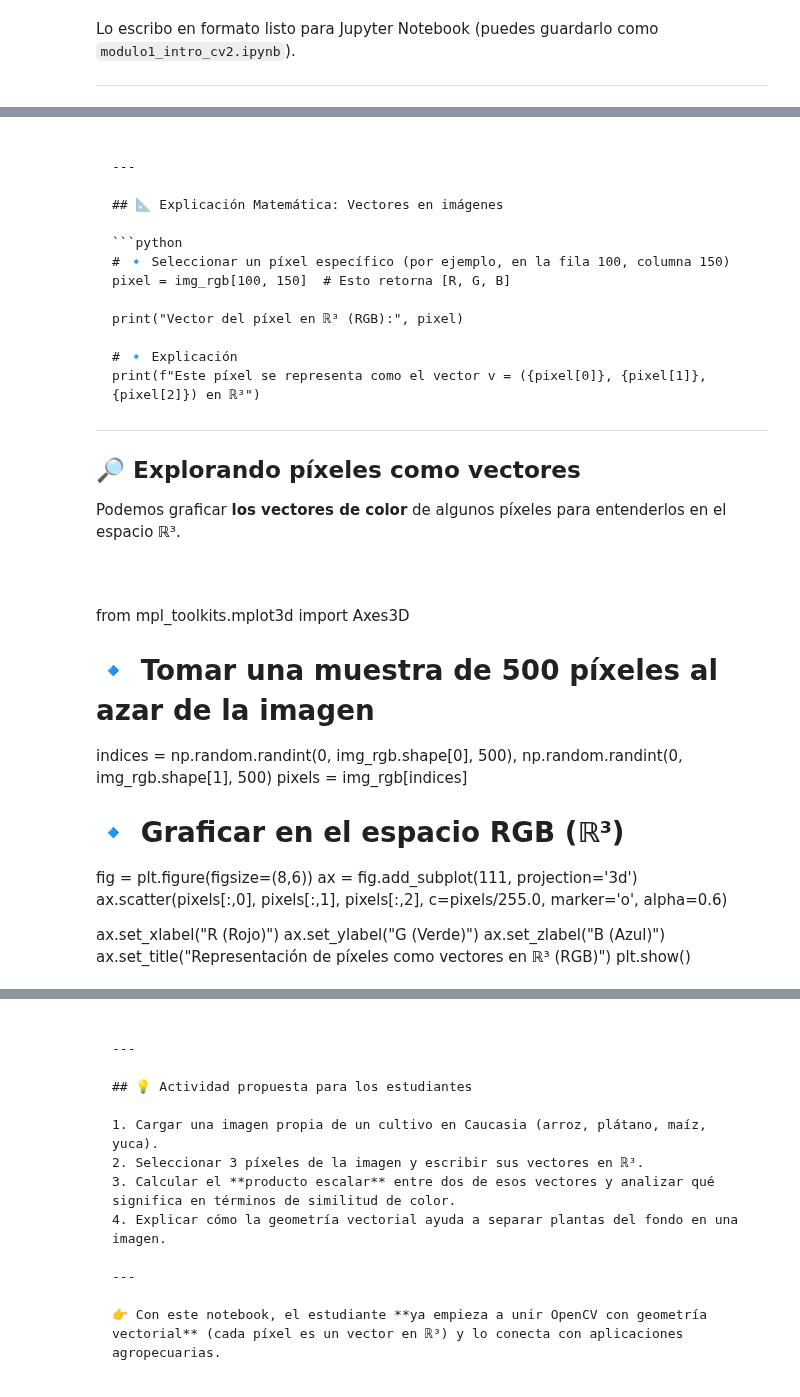
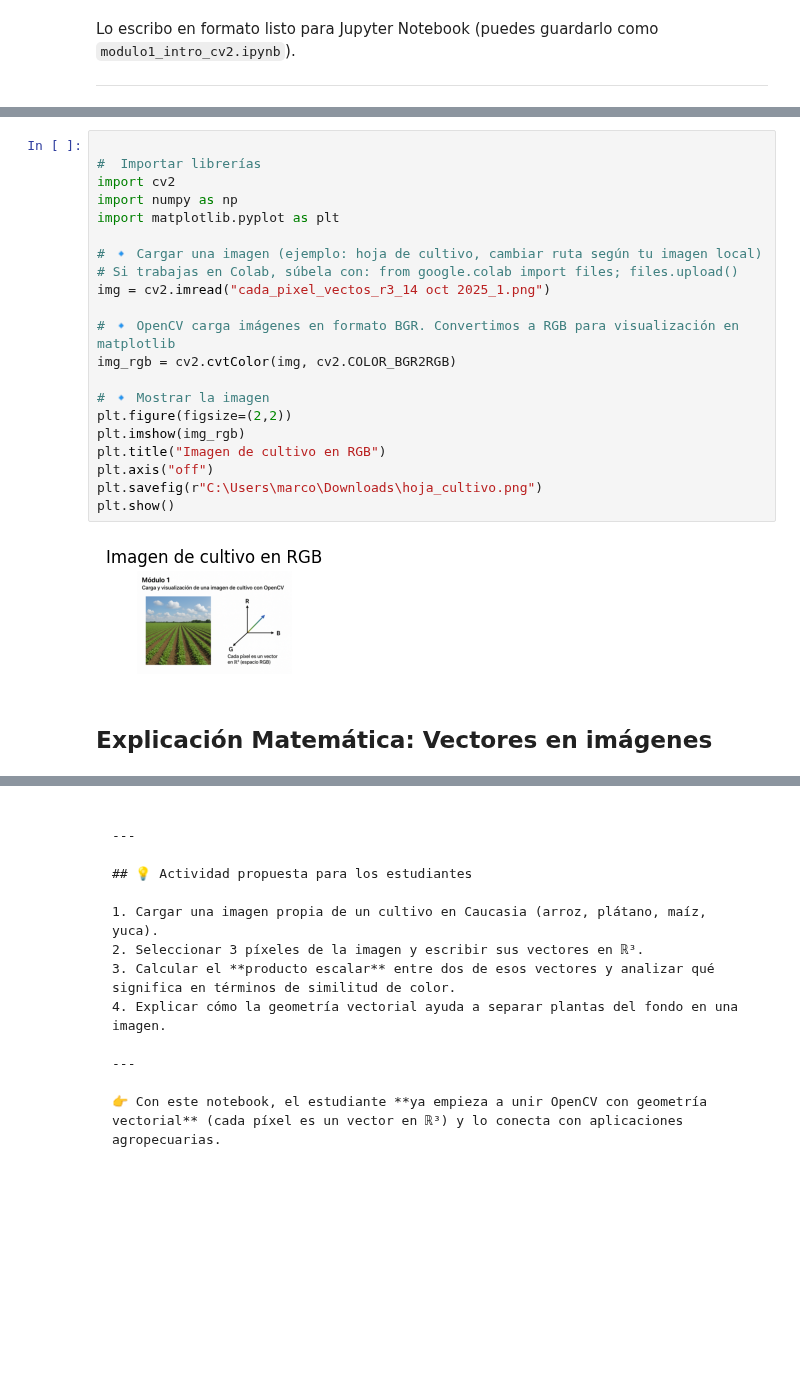
Before and after one commit to marco-canas/vector_geometry_and_linear_algebra, a Jupyter notebook: 2_planificacion/3_evaluacion/5_proyectos/proyecto_3_visualizacion_ganaderia_agricultura/curso_cv2_para_agro/diseño_preliminar_curso_openCV.ipynb, the cells around one changed output, grey strips where cells are left out. Saved outputs shown, nothing was run; the diff lists cells and outputs as text; blank space fills up the shorter version.

````diff
--- a/2_planificacion/3_evaluacion/5_proyectos/proyecto_3_visualizacion_ganaderia_agricultura/curso_cv2_para_agro/diseño_preliminar_curso_openCV.ipynb
+++ b/2_planificacion/3_evaluacion/5_proyectos/proyecto_3_visualizacion_ganaderia_agricultura/curso_cv2_para_agro/diseño_preliminar_curso_openCV.ipynb
@@ -192,41 +184,26 @@ error: OpenCV(4.12.0) D:\a\opencv-python\opencv-python\opencv\modules\imgproc\sr
+# %%
+
+#  Importar librerías
+import cv2
+import numpy as np
+import matplotlib.pyplot as plt
+
+# 🔹 Cargar una imagen (ejemplo: hoja de cultivo, cambiar ruta según tu imagen local)
+# Si trabajas en Colab, súbela con: from google.colab import files; files.upload()
+img = cv2.imread("cada_pixel_vectos_r3_14 oct 2025_1.png")
+
+# 🔹 OpenCV carga imágenes en formato BGR. Convertimos a RGB para visualización en matplotlib
+img_rgb = cv2.cvtColor(img, cv2.COLOR_BGR2RGB)
+
+# 🔹 Mostrar la imagen
+plt.figure(figsize=(2,2))
+plt.imshow(img_rgb)
+plt.title("Imagen de cultivo en RGB")
+plt.axis("off")
+plt.savefig(r"C:\Users\marco\Downloads\hoja_cultivo.png")
+plt.show()
+# %% [output]
+[figure, added]
 # %% [markdown]
-```
 
----
-
-## 📐 Explicación Matemática: Vectores en imágenes
-
-```python
-# 🔹 Seleccionar un píxel específico (por ejemplo, en la fila 100, columna 150)
-pixel = img_rgb[100, 150]  # Esto retorna [R, G, B]
-
-print("Vector del píxel en ℝ³ (RGB):", pixel)
-
-# 🔹 Explicación
-print(f"Este píxel se representa como el vector v = ({pixel[0]}, {pixel[1]}, {pixel[2]}) en ℝ³")
-```
-
----
-
-## 🔎 Explorando píxeles como vectores
-
-Podemos graficar **los vectores de color** de algunos píxeles para entenderlos en el espacio ℝ³.
-
-```python
+## Explicación Matemática: Vectores en imágenes
-# %% [markdown]
-from mpl_toolkits.mplot3d import Axes3D
-
-# 🔹 Tomar una muestra de 500 píxeles al azar de la imagen
-indices = np.random.randint(0, img_rgb.shape[0], 500), np.random.randint(0, img_rgb.shape[1], 500)
-pixels = img_rgb[indices]
-
-# 🔹 Graficar en el espacio RGB (ℝ³)
-fig = plt.figure(figsize=(8,6))
-ax = fig.add_subplot(111, projection='3d')
-ax.scatter(pixels[:,0], pixels[:,1], pixels[:,2], c=pixels/255.0, marker='o', alpha=0.6)
-
-ax.set_xlabel("R (Rojo)")
-ax.set_ylabel("G (Verde)")
-ax.set_zlabel("B (Azul)")
-ax.set_title("Representación de píxeles como vectores en ℝ³ (RGB)")
-plt.show()
````
Also changed, not shown: parts of 33 cells of this notebook, 10 other files.
